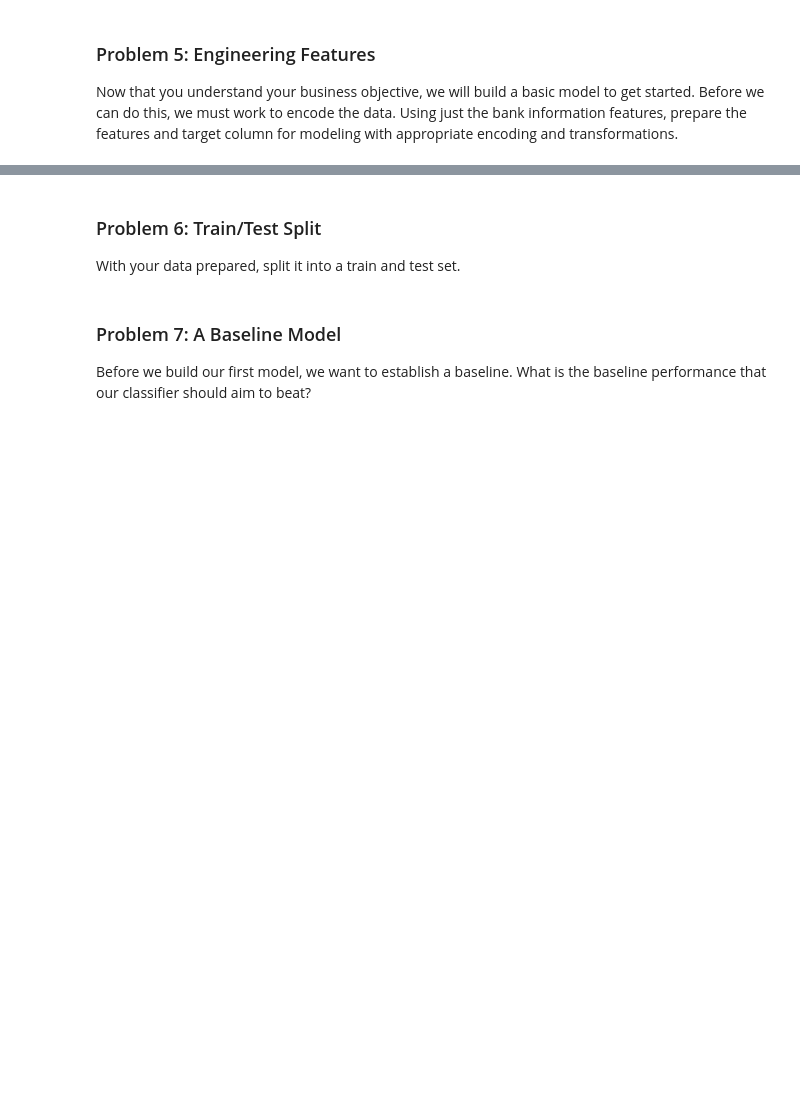
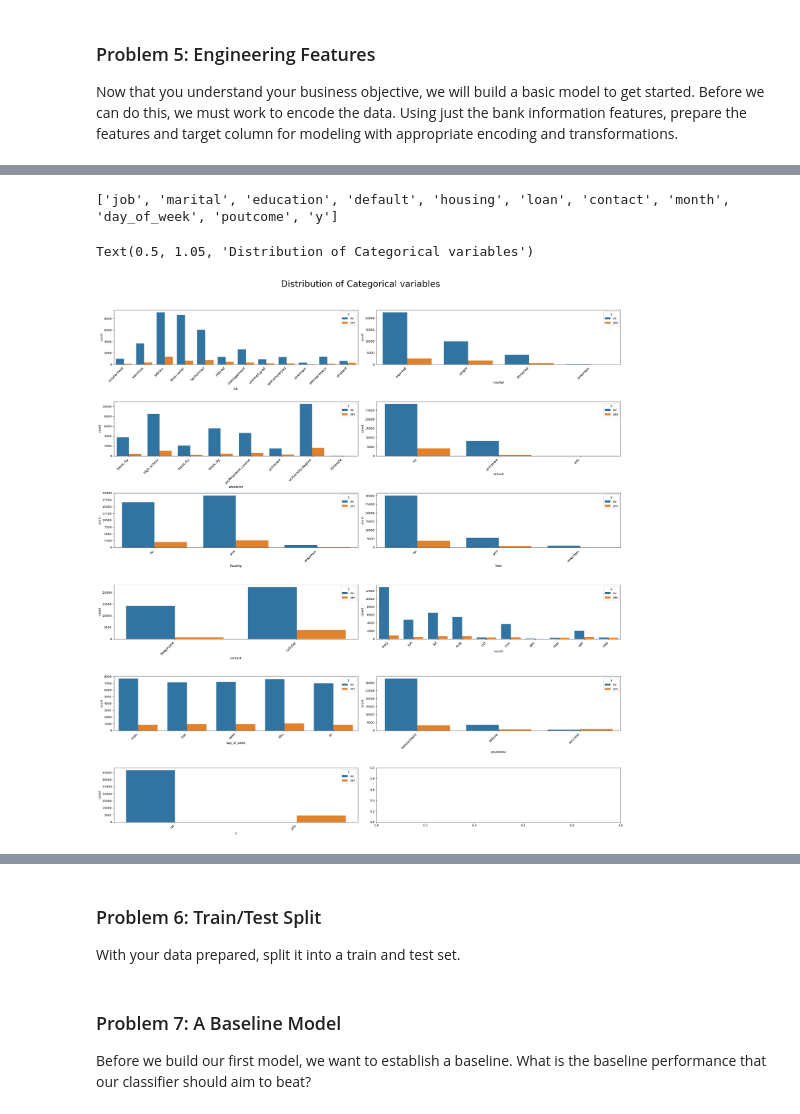
Before and after one commit to senrajah/comparing_classifiers, a Jupyter notebook: comparing_classifiers_bank.ipynb, the cells around one changed output, grey strips where cells are left out. Drawn from its saved outputs; the diff is of its cells as text; code cells hidden in the pictures; blank space fills up the shorter version.

```diff
--- a/comparing_classifiers_bank.ipynb
+++ b/comparing_classifiers_bank.ipynb
@@ -95,0 +212,20 @@ Now that you understand your business objective, we will build a basic model to
+# %%
+# Distribution of the categorical features
+cat_column_lst = []
+for icol in df.columns:
+    if df[icol].dtypes in ['object']:
+        cat_column_lst.append(icol)
+print(cat_column_lst)
+# %% [output]
+['job', 'marital', 'education', 'default', 'housing', 'loan', 'contact', 'month', 'day_of_week', 'poutcome', 'y']
+# %%
+fig, axs = plt.subplots(nrows = 6, ncols=2, figsize = (25,25))
+for name,ax in zip(cat_column_lst,axs.flatten()):
+    sns.countplot(data=df,x=name,ax=ax,hue='y')
+    ax.set_xticklabels(ax.get_xticklabels(), rotation=45, horizontalalignment='right',fontsize=12)
+
+fig.tight_layout()
+fig.suptitle('Distribution of Categorical variables',y=1.05,fontsize=30)
+# %% [output]
+Text(0.5, 1.05, 'Distribution of Categorical variables')
+[figure, added]
```
Also changed, not shown: parts of 51 cells of this notebook, 1 other file.
